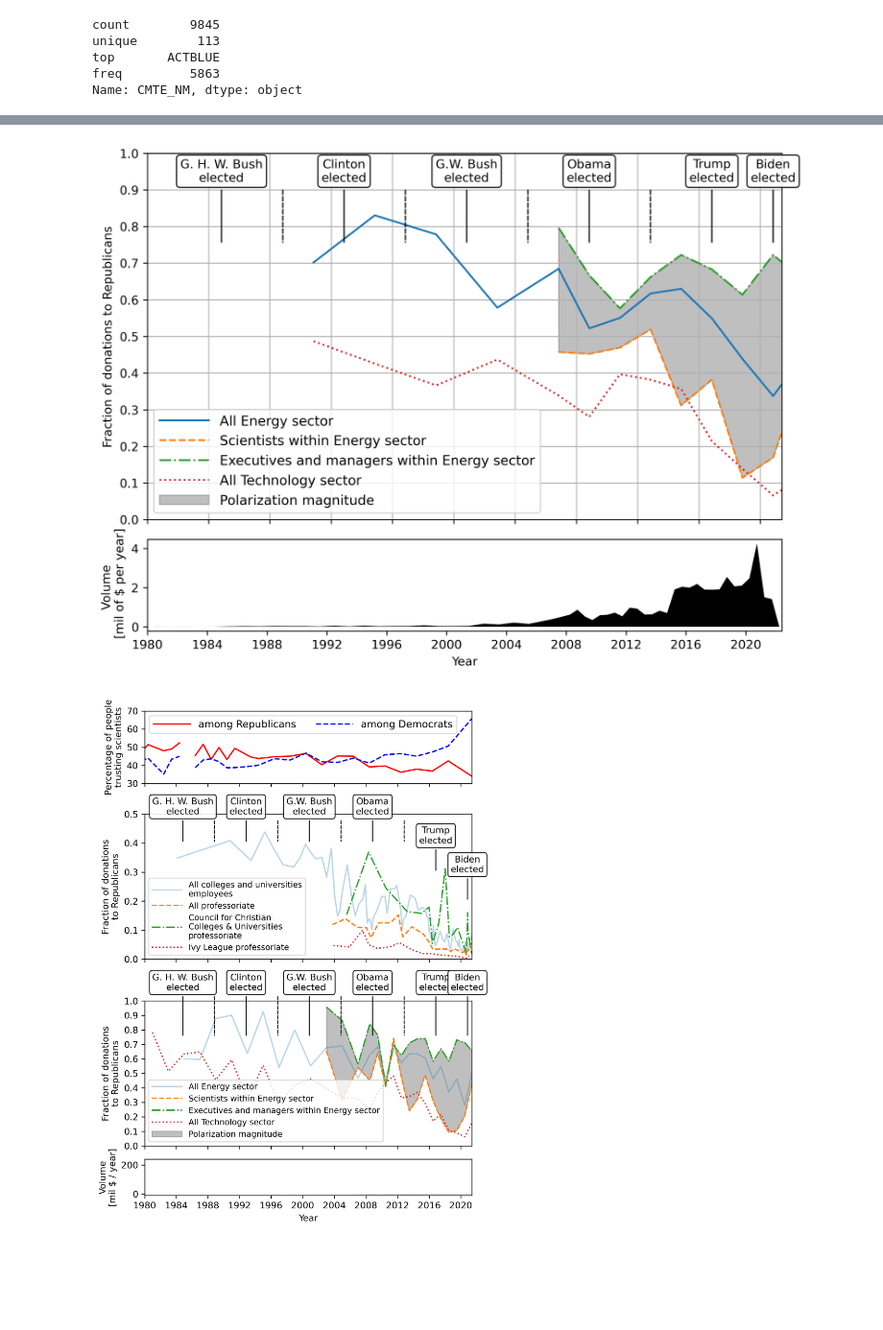
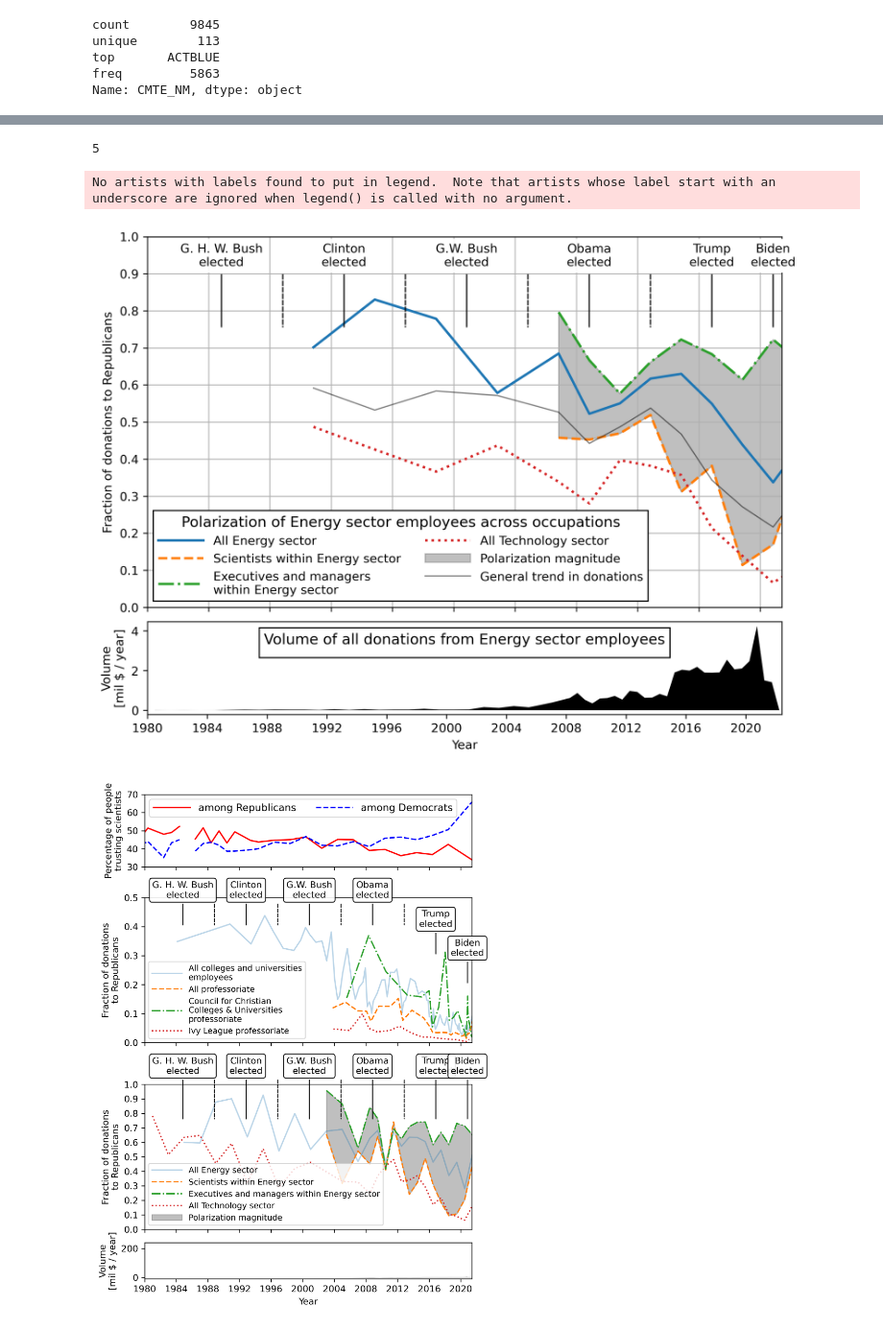
Before and after one commit to lue/political-donations-by-scientists, a Jupyter notebook: Figures_for_paper.ipynb, the cells around one changed output, grey strips where cells are left out. Shown at 96% size. Cells and saved outputs as stored; diff of their text form; code cells hidden in the pictures; blank space fills up the shorter version.

```diff
--- a/Figures_for_paper.ipynb
+++ b/Figures_for_paper.ipynb
@@ -112,10 +112,16 @@ for i in range(len(gss_sum_year)):
     gss_sum_res[i, 1] = np.sum(temp == 2) / len(temp)
 
     filt = (gss_year==gss_sum_year[i]) & \
-           (gss_leaning<0) & \
+           (gss_leaning<-0) & \
            (gss_trust>-50)
     temp = gss_trust[filt]
     gss_sum_res[i, 2] = np.sum(temp == 2) / len(temp)
+
+    filt = (gss_year==gss_sum_year[i]) & \
+           (gss_leaning==0) & \
+           (gss_trust>-50)
+    temp = gss_trust[filt]
+    gss_sum_res[i, 3] = np.sum(temp == 2) / len(temp)
 # %%
 filt = ~np.isnan(gss_sum_res[:,0])
 gss_sum_year = gss_sum_year[filt]
@@ -731,0 +856,2 @@ f
+# %%
+colors = plt.rcParams['axes.prop_cycle'].by_key()['color']
@@ -961,7 +1166,8 @@ plt.show()
 # %%
 
 files = ['data/selections/sector_10_Energy.parquet',
-         'data/selections/sector_10_Technology.parquet']
+         'data/selections/sector_10_Technology.parquet',
+         'data/selections/sub_1_over_100_data.parquet']
 
 
 files_read = []
@@ -997,11 +1203,13 @@ labels = ['All Energy sector', 'Scientists within Energy sector', 'Executives an
 xx2=[]
 yy2=[]
 
-for f in range(4):
+for f in range(5):
     if f<3:
         df_all = files_read[0].copy()
-    else:
+    elif f==3:
         df_all = files_read[1].copy()
+    elif f==4:
+        df_all = files_read[2].copy()
 
 
     if f==1:
@@ -1038,6 +1246,10 @@ for f in range(4):
 
     xx2.append(X[:-1]+np.diff(X))
     yy2.append(H_REP / (H_REP + H_DEM))
+# %%
+len(xx2)
+# %% [output]
+5
 # %%
 import matplotlib.pyplot as plt
 from matplotlib.gridspec import GridSpec
@@ -1053,21 +1265,24 @@ fig = plt.figure(figsize=(8,6), constrained_layout=True, dpi=300)
 gs = GridSpec(2, 1, height_ratios=[4, 1], figure=fig)
 ax = fig.add_subplot(gs[0])
 
-labels = ['All Energy sector', 'Scientists within Energy sector', 'Executives and managers within Energy sector', 'All Technology sector']
+labels = ['All Energy sector', 'Scientists within Energy sector', 'Executives and managers\nwithin Energy sector', 'All Technology sector']
 
 a = [1, 1,1,1]
 
 line_style = ['-', '--', '-.', ':']
 
-for f in range(4):
-    plt.plot(xx2[f], yy2[f], line_style[f], label=labels[f], alpha=a[f])
+for f in [0,1,2,3]:
+    plt.plot(xx2[f], yy2[f], line_style[f], label=labels[f], alpha=a[f], lw=2)
 
 
 plt.fill_between(xx2[1], yy2[1], yy2[2], color='gray', alpha=0.5, label = 'Polarization magnitude')
 
 
+plt.plot(xx2[4], yy2[4], 'k-', lw=1, label="General trend in donations", alpha=0.5)
+
+
 ax.annotate("G. H. W. Bush\nelected", xy=(datetime.datetime(1984,11,4), 0.75), xytext=(0, 50),
-             bbox=dict(boxstyle="round", alpha=0.9, fc='w',ec='k'),
+             bbox=dict(boxstyle="round", alpha=0.9, fc='w',ec='w'),
             arrowprops=dict(arrowstyle="-", lw=1, color='k', linestyle = '-',), textcoords="offset points",
              horizontalalignment="center",
              verticalalignment="bottom")
@@ -1079,7 +1294,7 @@ ax.annotate("", xy=(datetime.datetime(1988,11,4), 0.75), xytext=(0, 50),
 
 
 ax.annotate("Clinton\nelected", xy=(datetime.datetime(1992,11,4), 0.75), xytext=(0, 50),
-             bbox=dict(boxstyle="round", alpha=0.9, fc='w',ec='k'),
+             bbox=dict(boxstyle="round", alpha=0.9, fc='w',ec='w'),
             arrowprops=dict(arrowstyle="-", lw=1, color='k', linestyle = '-',), textcoords="offset points",
              horizontalalignment="center",
              verticalalignment="bottom")
@@ -1090,7 +1305,7 @@ ax.annotate("", xy=(datetime.datetime(1996,11,4), 0.75), xytext=(0, 50),
                 verticalalignment="bottom")
 
 ax.annotate("G.W. Bush\nelected", xy=(datetime.datetime(2000,11,4), 0.75), xytext=(0, 50),
-             bbox=dict(boxstyle="round", alpha=0.9, fc='w',ec='k'),
+             bbox=dict(boxstyle="round", alpha=0.9, fc='w',ec='w'),
             arrowprops=dict(arrowstyle="-", lw=1, color='k', linestyle = '-',), textcoords="offset points",
              horizontalalignment="center",
              verticalalignment="bottom")
@@ -1101,25 +1316,25 @@ ax.annotate("", xy=(datetime.datetime(2004,11,4), 0.75), xytext=(0, 50),
                 verticalalignment="bottom")
 
 ax.annotate("Obama\nelected", xy=(datetime.datetime(2008,11,4), 0.75), xytext=(0, 50),
-             bbox=dict(boxstyle="round", alpha=0.9, fc='w',ec='k'),
+             bbox=dict(boxstyle="round", alpha=0.9, fc='w',ec='w'),
             arrowprops=dict(arrowstyle="-", lw=1, color='k'), textcoords="offset points",
                 horizontalalignment="center",
                 verticalalignment="bottom")
 ax.annotate("", xy=(datetime.datetime(2012,11,4), 0.75), xytext=(0, 50),
-             bbox=dict(boxstyle="round", alpha=0.9, fc='w',ec='k'),
+             bbox=dict(boxstyle="round", alpha=0.9, fc='w',ec='w'),
             arrowprops=dict(arrowstyle="-", lw=1, color='k', linestyle = '--',), textcoords="offset points",
                 horizontalalignment="center",
                 verticalalignment="bottom")
 
 
 ax.annotate("Trump\nelected", xy=(datetime.datetime(2016,11,6), 0.75), xytext=(0, 50),
-             bbox=dict(boxstyle="round", alpha=0.9, fc='w',ec='k'),
+             bbox=dict(boxstyle="round", alpha=1, fc='w',ec='w'),
             arrowprops=dict(arrowstyle="-", lw=1, color='k'), textcoords="offset points",
                 horizontalalignment="center",
                 verticalalignment="bottom")
 
 ax.annotate("Biden\nelected", xy=(datetime.datetime(2020,11,6), 0.75), xytext=(0, 50),
-             bbox=dict(boxstyle="round", alpha=0.9, fc='w',ec='k'),
+             bbox=dict(boxstyle="round", alpha=1, fc='w',ec='w'),
             arrowprops=dict(arrowstyle="-", lw=1, color='k'), textcoords="offset points",
                 horizontalalignment="center",
                 verticalalignment="bottom")
@@ -1136,39 +1351,49 @@ plt.ylabel('Fraction of donations to Republicans')
 
 
 plt.grid()
-plt.legend(loc=3, facecolor=(1, 1, 1, 1), prop={'size': 11}, handlelength = 3.7)
+# plt.legend(loc=3, facecolor=(1, 1, 1, 1), prop={'size': 11}, handlelength = 3.7)
+
+plt.legend(loc=3, facecolor=(1, 1, 1, 1), prop={'size': 10}, handlelength = 3.7, ncol=2,
+          title='Polarization of Energy sector employees across occupations', fancybox=False, framealpha=1, edgecolor='0',
+          title_fontproperties = {'size': 12})
+
 
 # identical to ax1 = plt.subplot(gs.new_subplotspec((0, 0), colspan=3))
 ax2 = fig.add_subplot(gs[1])
 
 
 temp = [datetime.datetime(1980,1,1) + relativedelta(months=i) for i in np.arange(0,12*26+1,12)]
 temp += [temp[-1] + relativedelta(months=i) for i in np.arange(24,12*50+1,6)]
 
 bins = np.array(temp, dtype='datetime64')
 
 H,X =np.histogram(z['DATE'], weights = np.array(z['TRANSACTION_AMT']).astype(float),
                  bins = bins)
 
 plt.fill_between(X[:-1]+np.diff(X)/2., H /1e6 / (np.diff(X.astype(float))/3600/24/1e6/365),
-                 alpha=1, facecolor='k', label='Volume')
+                 alpha=1, facecolor='k')
 # plt.yscale('log')
 
 plt.xticks([datetime.datetime(1980,1,1) + i * relativedelta(months=48) for i in np.arange(0,11)],
           [str(i) for i in np.arange(1980,2022,4)])
 plt.xlim([datetime.datetime(1980,1,1), datetime.datetime(2022,6,1)])
 
 # fig.suptitle("GridSpec")
 # format_axes(fig)
 
 plt.xlabel('Year')
-plt.ylabel('Volume \n [mil of $ per year]')
+plt.ylabel('Volume\n[mil $ / year]')
+
+plt.legend(loc='upper center', facecolor=(1, 1, 1, 1), prop={'size': 10}, handlelength = 3.7, ncol=2,
+          title='Volume of all donations from Energy sector employees', fancybox=False, framealpha=1, edgecolor='0',
+          title_fontproperties = {'size': 12})
 
 plt.show()
 
 # plt.step(X[:-1]+np.diff(X)/2., H/3.5e7,c='k')
 # %% [output]
+No artists with labels found to put in legend.  Note that artists whose label start with an underscore are ignored when legend() is called with no argument.
-[figure, old version]
+[figure, new version]
 # %%
 import matplotlib.pyplot as plt
 from matplotlib.gridspec import GridSpec
```
Also changed, not shown: parts of 19 cells of this notebook.
